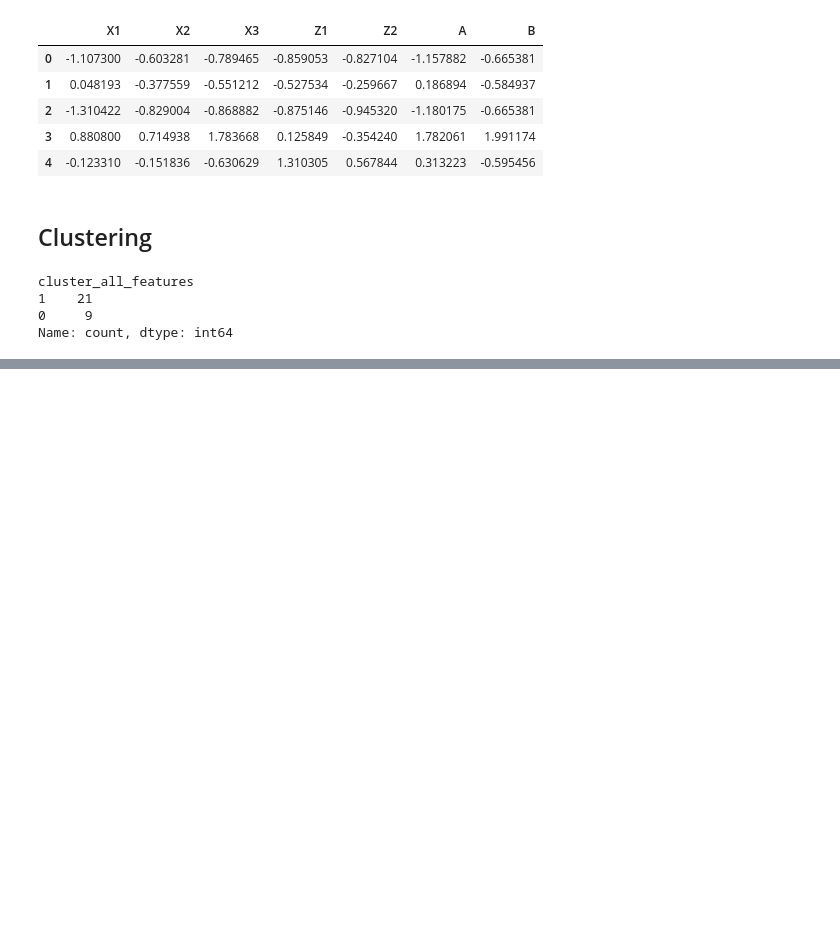
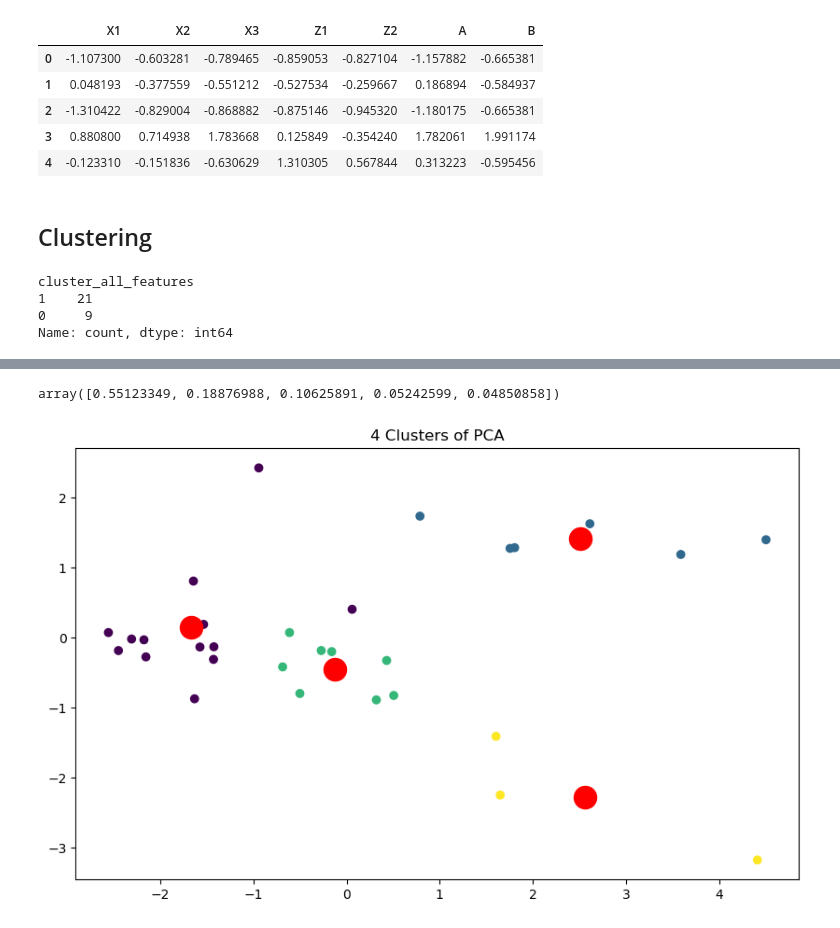
Before and after one commit to sathwik238/UCONN_CLAS, a Jupyter notebook: clustering_analysis.ipynb, the cells around one changed output, grey strips where cells are left out. Drawn from its saved outputs; the diff is of its cells as text; code cells hidden in the pictures; blank space fills up the shorter version.

```diff
--- a/clustering_analysis.ipynb
+++ b/clustering_analysis.ipynb
@@ -115,0 +116,25 @@ plt.show()
+# %%
+#PCA to extract the first two principal components
+from sklearn.decomposition import PCA
+pca = PCA(n_components=5)
+pca.fit(X_scaled)
+X_pca = pca.transform(X_scaled)
+
+
+pca.explained_variance_ratio_
+# %% [output]
+array([0.55123349, 0.18876988, 0.10625891, 0.05242599, 0.04850858])
+# %%
+# perfroming clustering on the first two principal components
+kmeans = KMeans(n_clusters=4)
+kmeans.fit(X_pca)
+X['4_clusters_pca'] = kmeans.predict(X_pca)
+
+# plotting the clusters, along with the centroids
+plt.figure(figsize=(10,6))
+plt.scatter(X_pca[:,0],X_pca[:,1],c=X['4_clusters_pca'],cmap='viridis')
+plt.scatter(kmeans.cluster_centers_[:,0],kmeans.cluster_centers_[:,1],s=300,c='red')
+plt.title('4 Clusters of PCA')
+plt.show()
+# %% [output]
+[figure, added]
```
Also changed, not shown: parts of 4 cells of this notebook.
